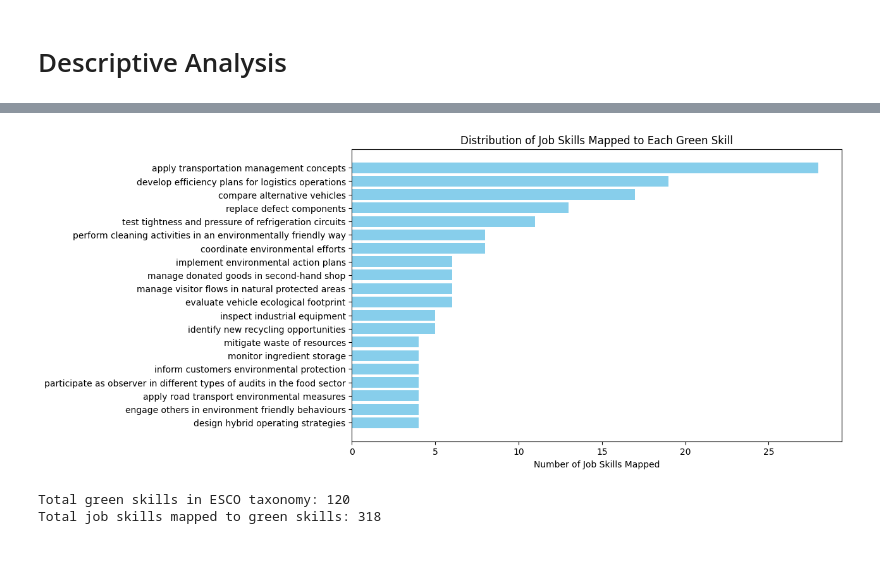
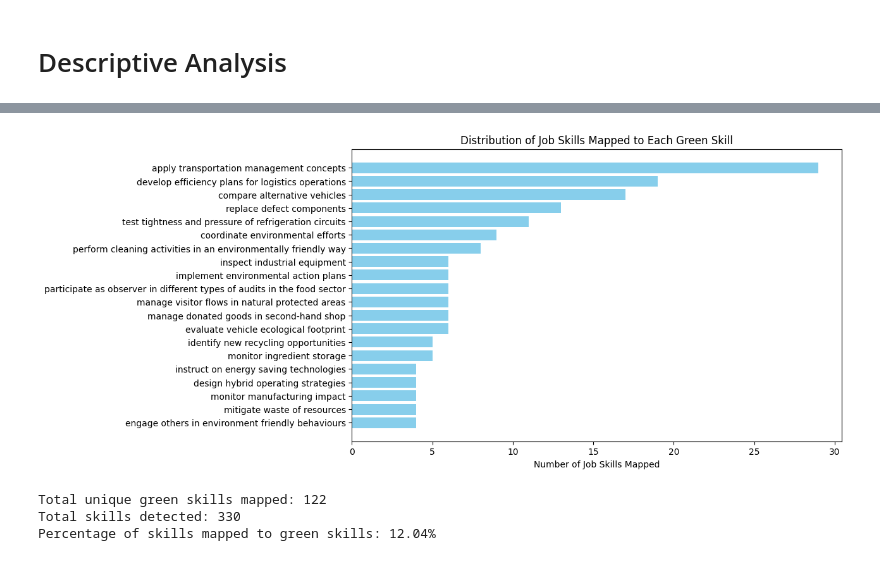
Before and after one commit to JNArrazola/green_skill_RAG_system, a Jupyter notebook: src/4_descriptive_analysis.ipynb, the cells around one changed output, grey strips where cells are left out. Saved outputs shown, nothing was run; the diff lists cells and outputs as text; code cells hidden in the pictures.

```diff
--- a/src/4_descriptive_analysis.ipynb
+++ b/src/4_descriptive_analysis.ipynb
@@ -20,26 +20,26 @@ df_skills.head()
 # %%
 Y = df_skills[df_skills["esco_skill_name"] != "No"]['esco_skill_name'].value_counts().sort_values(ascending=False)
 X = Y.index
 
-with open("../data/green_skills_mapped.txt", "w") as f:
-    for skill, count in zip(X, Y):
-        f.write(f"{skill}: {count}\n")
+df_green_skill_values = pd.DataFrame({'skill': X, 'count': Y})
+df_green_skill_values.to_csv("../data/green_skill_distribution.csv", index=False)
 
 X = X[:20]
 Y = Y[:20]
 
 plt.figure(figsize=(10, 6))
 plt.barh(X, Y, color='skyblue')
 plt.xlabel('Number of Job Skills Mapped')
 plt.title('Distribution of Job Skills Mapped to Each Green Skill')
 plt.gca().invert_yaxis()
 plt.show()
 # %% [output]
-[figure, old version]
+[figure, new version]
 # %%
-# Print stats
-print(f"Total green skills in ESCO taxonomy: {df_skills[df_skills['esco_skill_name'] != 'No']['esco_skill_name'].nunique()}")
-print(f"Total job skills mapped to green skills: {df_skills[df_skills['esco_skill_name'] != 'No'].shape[0]}")
+print(f"Total unique green skills mapped: {len(df_skills[df_skills['esco_skill_name'] != 'No']['esco_skill_name'].unique())}")
+print(f"Total skills detected: {df_green_skill_values['count'].sum()}")
+print(f"Percentage of skills mapped to green skills: {df_green_skill_values['count'].sum() / df_skills.shape[0] * 100:.2f}%")
 # %% [output]
-Total green skills in ESCO taxonomy: 120
-Total job skills mapped to green skills: 318
+Total unique green skills mapped: 122
+Total skills detected: 330
+Percentage of skills mapped to green skills: 12.04%
```
Also changed, not shown: parts of 1 cell of this notebook, 6 other files.
